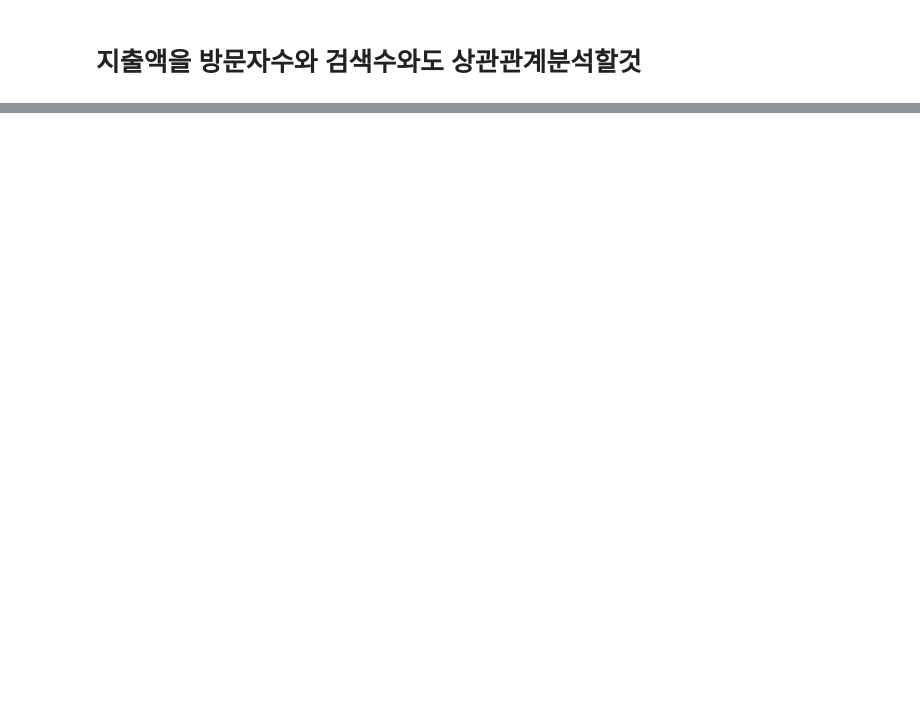
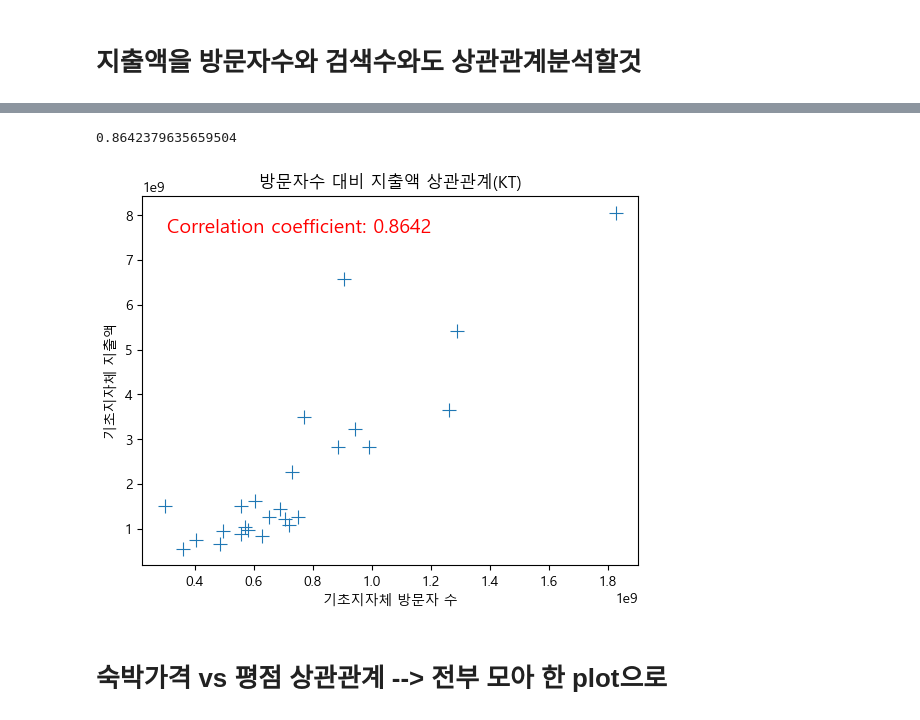
Before and after one commit to sdkim96/Login_project, a Jupyter notebook: Data_analysis_visualization/correlation_analysis.ipynb, the cells around one changed output, grey strips where cells are left out. Drawn from its saved outputs; the diff is of its cells as text; code cells hidden in the pictures; blank space fills up the shorter version.

```diff
--- a/Data_analysis_visualization/correlation_analysis.ipynb
+++ b/Data_analysis_visualization/correlation_analysis.ipynb
@@ -142,0 +150,4 @@ plt.show()
+# %%
+df3_exp = df3_exp[(df3_exp['광역지자체 명'] == '서울특별시')][['기초지자체 명', '기초지자체 지출액']]
+#df3_exp = df3_exp.rename(columns={'기초지자체 명': '기초지자체명'})
+df3_exp
@@ -142,0 +172,3 @@ plt.show()
+# %%
+df3_exp = df3_exp.rename(columns={'기초지자체 명': '기초지자체명'})
+df3_exp.head()
@@ -142,0 +186,3 @@ plt.show()
+# %%
+df_KT = df2_KT[(df2_KT['광역지자체명'] == '서울특별시')][['기초지자체명', '기초지자체 방문자 수']]
+df_KT
@@ -142,0 +211,3 @@ plt.show()
+# %%
+df_merged = df_KT.merge(df3_exp, how='left', on='기초지자체명')
+df_merged
@@ -142,0 +232,15 @@ plt.show()
+# %%
+corr_coef = df_merged['기초지자체 방문자 수'].corr(df_merged['기초지자체 지출액'])
+corr_coef
+# %% [output]
+0.8642379635659504
+# %%
+sns.scatterplot(data=df_merged, x='기초지자체 방문자 수', y='기초지자체 지출액', marker='+', s=100)
+plt.annotate(f"Correlation coefficient: {corr_coef:.4f}", xy=(0.05, 0.90), xycoords='axes fraction'
+            , fontsize=14, color='red')
+plt.title('방문자수 대비 지출액 상관관계(KT)')
+plt.show()
+# %% [output]
+[figure, added]
+# %% [markdown]
+# 숙박가격 vs 평점 상관관계 --> 전부 모아 한 plot으로
```
Also changed, not shown: parts of 9 cells of this notebook.
